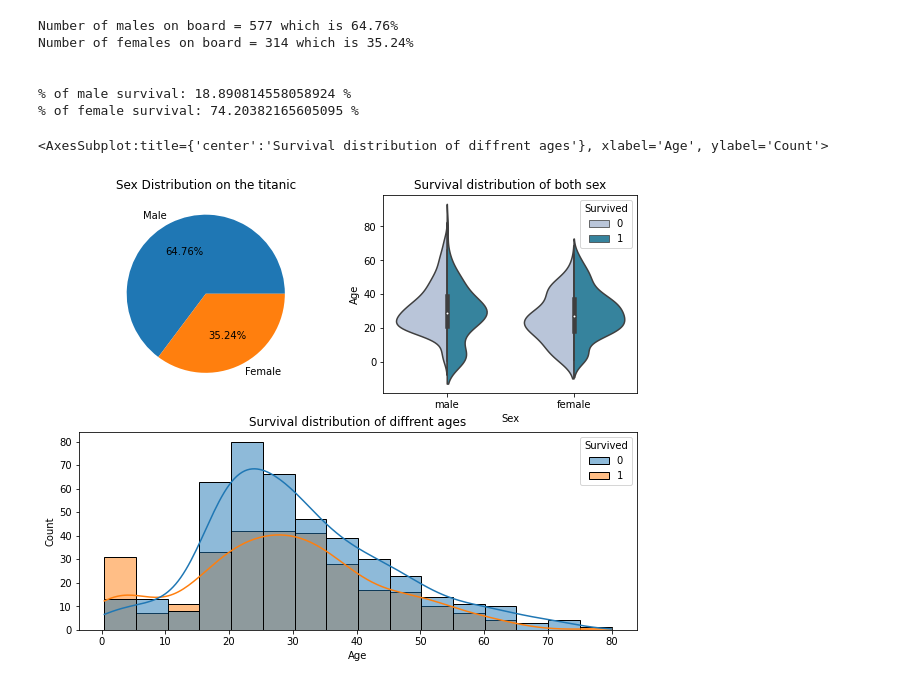
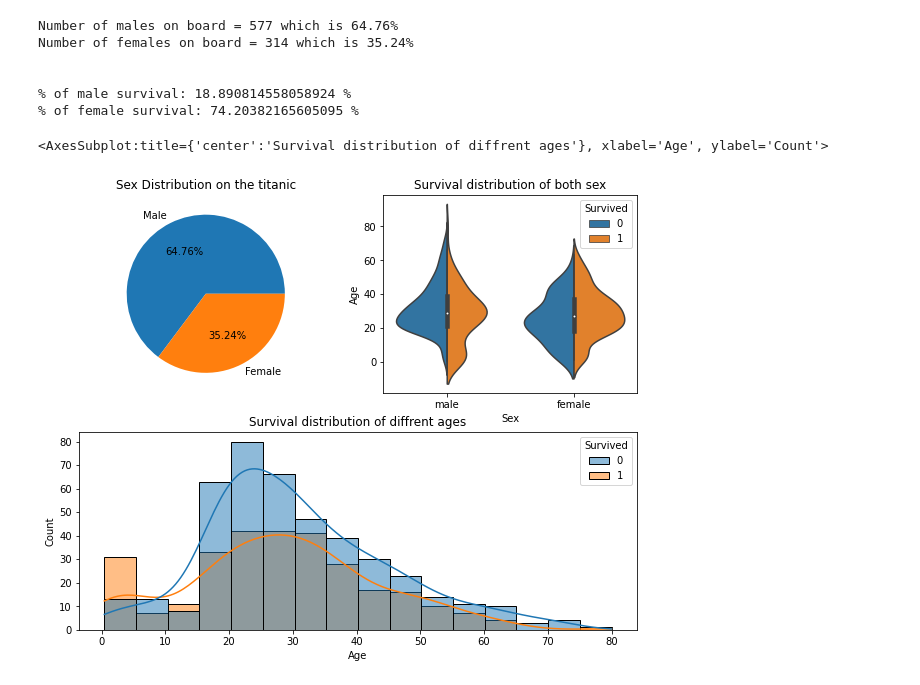
Before and after one commit to Ndaruga/Multiple-Machine-Learning-Projects, a Jupyter notebook: Titanic project/titanic.ipynb, the cells around one changed output. Cells and saved outputs as stored; diff of their text form; code cells hidden in the pictures.

```diff
--- a/Titanic project/titanic.ipynb
+++ b/Titanic project/titanic.ipynb
@@ -218,26 +219,26 @@ Number of females on board = 314 which is 35.24%
 # %%
 # plot sex distribution on board
 
 fig = plt.figure(figsize = (10,8))
 
 fig.add_subplot(221)
 plt.title('Sex Distribution on the titanic')
 plt.pie(data = train_df["Sex"], x = train_df.Sex.value_counts(),
         labels = ['Male','Female'], autopct = '%.2f%%')
 
 
 fig.add_subplot(222)
 plt.title("Survival distribution of both sex")
 sns.violinplot(data = train_df, x=train_df["Sex"],
            y = train_df['Age'], hue = train_df["Survived"],
-              palette = 'PuBuGn', split=True)
+              split=True)
 
 
 fig.add_subplot(212)
 plt.title("Survival distribution of diffrent ages")
 sns.histplot(data = train_df, x=train_df["Age"],
            kde = True, hue = train_df["Survived"],
               bins = 16, stat = 'count')
 # %% [output]
 <AxesSubplot:title={'center':'Survival distribution of diffrent ages'}, xlabel='Age', ylabel='Count'>
-[figure, old version]
+[figure, new version]
```
Also changed, not shown: parts of 12 cells of this notebook.
